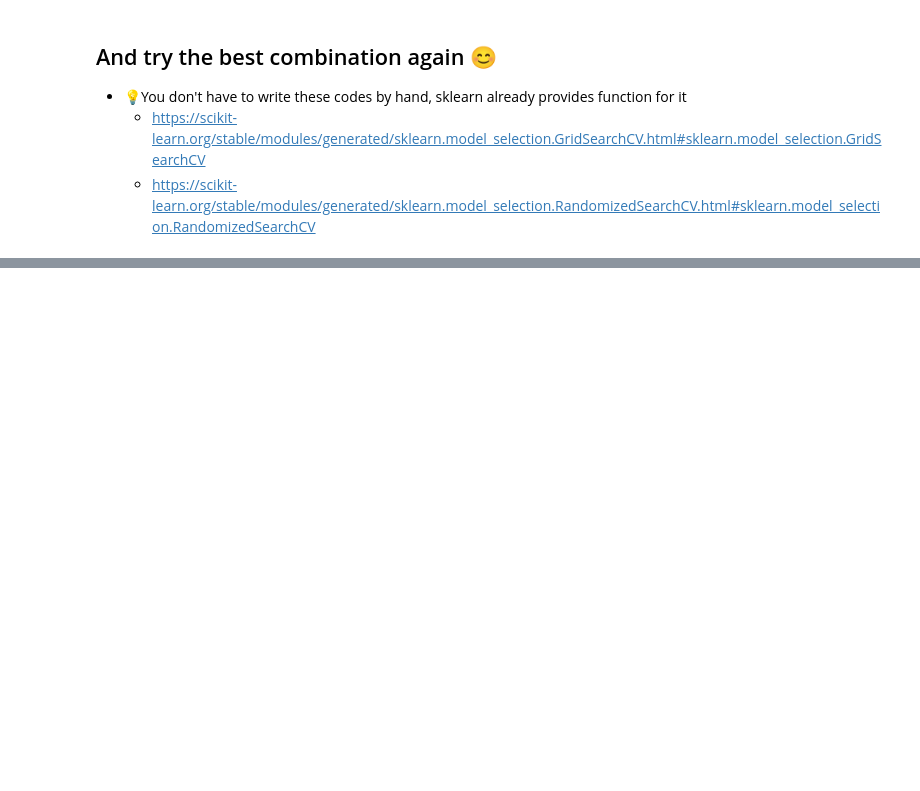
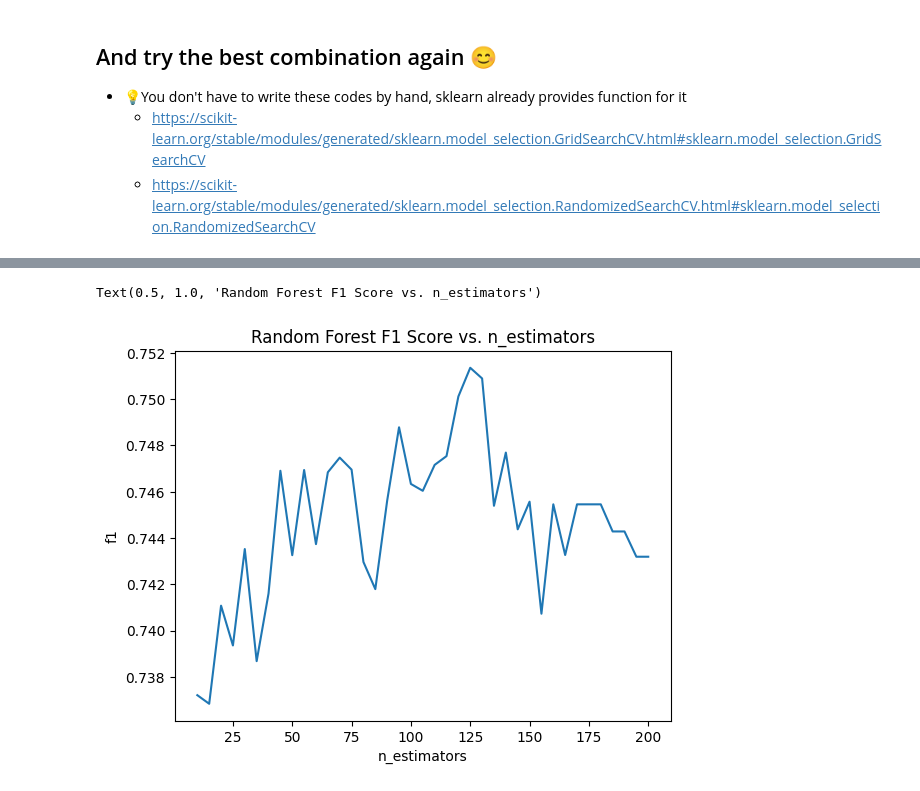
Before and after one commit to heraltmichal/zsu, a Jupyter notebook: fml_08.ipynb, the cells around one changed output, grey strips where cells are left out. Saved outputs shown, nothing was run; the diff lists cells and outputs as text; code cells hidden in the pictures; blank space fills up the shorter version.

```diff
--- a/fml_08.ipynb
+++ b/fml_08.ipynb
@@ -720,3 +749,20 @@ np.mean(scores), np.min(scores), np.max(scores)
     * ❌ Results interpretation figured in real-time during task check is not allowed! ❌
 
 ![meme03](https://github.com/rasvob/VSB-FEI-Fundamentals-of-Machine-Learning-Exercises/blob/master/images/fml_08_meme_03.jpg?raw=true)
+# %%
+from sklearn.ensemble import RandomForestClassifier
+
+skf = KFold(n_splits=5)
+scores_rf_default = []
+for train_index, test_index in skf.split(X, y):
+    X_train, X_test = X.iloc[train_index, :], X.iloc[test_index, :]
+    y_train, y_test = y.iloc[train_index], y.iloc[test_index]
+    clf_rf = RandomForestClassifier(random_state=13)
+    clf_rf.fit(X_train, y_train)
+    y_pred_rf = clf_rf.predict(X_test)
+    scores_rf_default.append(f1_score(y_test, y_pred_rf))
+
+print("Random Forest (Default Settings) F1-scores for each fold:", scores_rf_default)
+print("Mean F1-score:", np.mean(scores_rf_default))
+print("Min F1-score:", np.min(scores_rf_default))
+print("Max F1-score:", np.max(scores_rf_default))
@@ -722,0 +774,18 @@ np.mean(scores), np.min(scores), np.max(scores)
+# %%
+scores_rf_n_estimators = []
+# Let's test a range of n_estimators values, for example from 10 to 200
+for n in range(10, 201, 5):
+    skf = KFold(n_splits=5)
+    scores = []
+    for train_index, test_index in skf.split(X, y):
+        X_train, X_test = X.iloc[train_index, :], X.iloc[test_index, :]
+        y_train, y_test = y.iloc[train_index], y.iloc[test_index]
+        # Create RandomForestClassifier with the current n_estimators value
+        clf_rf = RandomForestClassifier(n_estimators=n, random_state=13)
+        clf_rf.fit(X_train, y_train)
+        y_pred_rf = clf_rf.predict(X_test)
+        scores.append(f1_score(y_test, y_pred_rf))
+    # Store the mean F1-score for the current n_estimators value
+    scores_rf_n_estimators.append((n, np.mean(scores)))
+
+scores_rf_n_estimators[:10]
@@ -722,0 +803,6 @@ np.mean(scores), np.min(scores), np.max(scores)
+# %%
+df_rf_n_estimators = pd.DataFrame.from_records(scores_rf_n_estimators, columns=['n_estimators', 'f1'])
+sns.lineplot(data=df_rf_n_estimators, x='n_estimators', y='f1').set_title('Random Forest F1 Score vs. n_estimators')
+# %% [output]
+Text(0.5, 1.0, 'Random Forest F1 Score vs. n_estimators')
+[figure, added]
```
Also changed, not shown: parts of 18 cells of this notebook.
